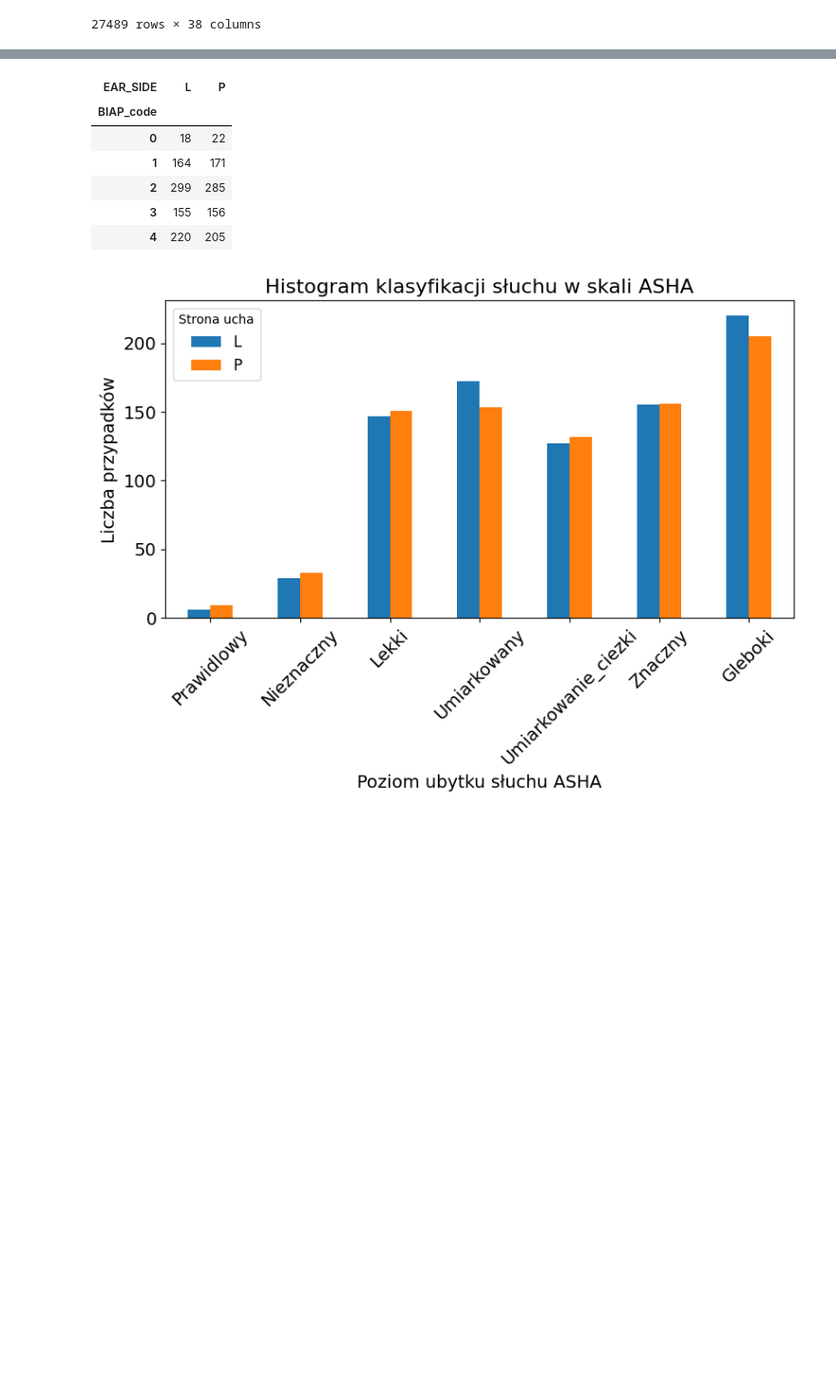
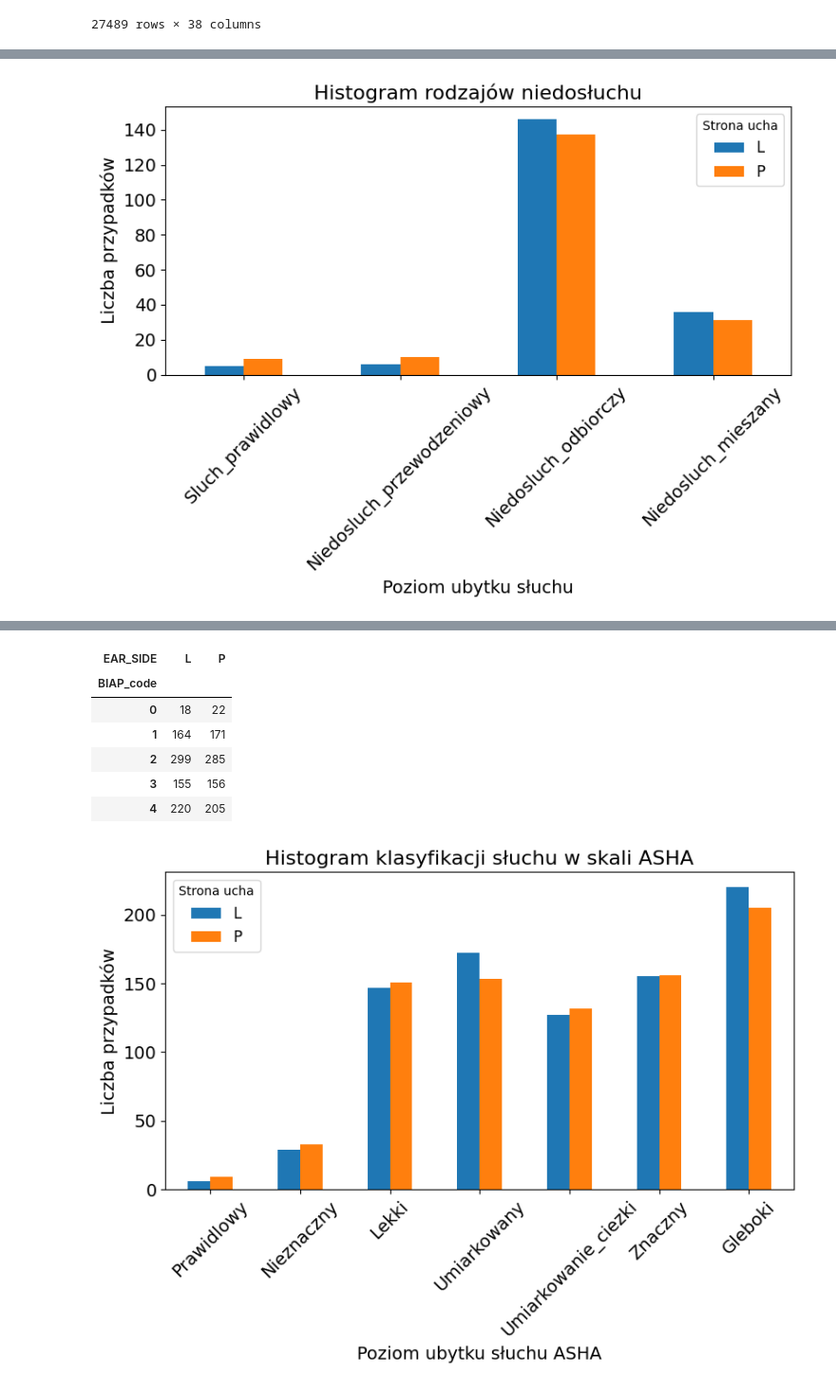
Before and after one commit to maria0026/GeneHearing, a Jupyter notebook: notebooks/data_info.ipynb, the cells around one changed output, grey strips where cells are left out. Shown at 95% size. Cells and saved outputs as stored; diff of their text form; code cells hidden in the pictures; blank space fills up the shorter version.

Commit message:
hearing types fix

```diff
--- a/notebooks/data_info.ipynb
+++ b/notebooks/data_info.ipynb
@@ -190,0 +194,16 @@ plot_hearing_type(df)
+# %%
+warianty_lekkie=[['NM_004004.6:c.101T>C', 'NM_004004.6:c.35del'], ['NM_004004.6:c.101T>C', 'NM_004004.6:c.101T>C'],
+                  ['NM_004004.6:c.101T>C','NM_004004.6:c.109G>A'], ['NM_004004.6:c.109G>A', 'NM_004004.6:c.35del'],
+                  ['NM_004004.6:c.109G>A', 'NM_004004.6:c.269T>C'], ['NM_004004.6:c.269T>C', 'NM_004004.6:c.35del']]
+# %%
+for i, allele in enumerate(warianty_lekkie):
+
+    df_selected = df[(df['ALLELE_1_HGVS_C'] == allele[0]) & (df['ALLEL_2_HGVS_C']==allele[1]) | (df['ALLELE_1_HGVS_C'] == allele[1]) & (df['ALLEL_2_HGVS_C']==allele[0])]
+    if i == 0:
+        df_allel = df_selected
+    else:
+        df_allel = pd.concat([df_allel, df_selected])
+# %%
+plot_hearing_type(df_allel)
+# %% [output]
+[figure, added]
```
Also changed, not shown: parts of 6 cells of this notebook, 1 other file.
